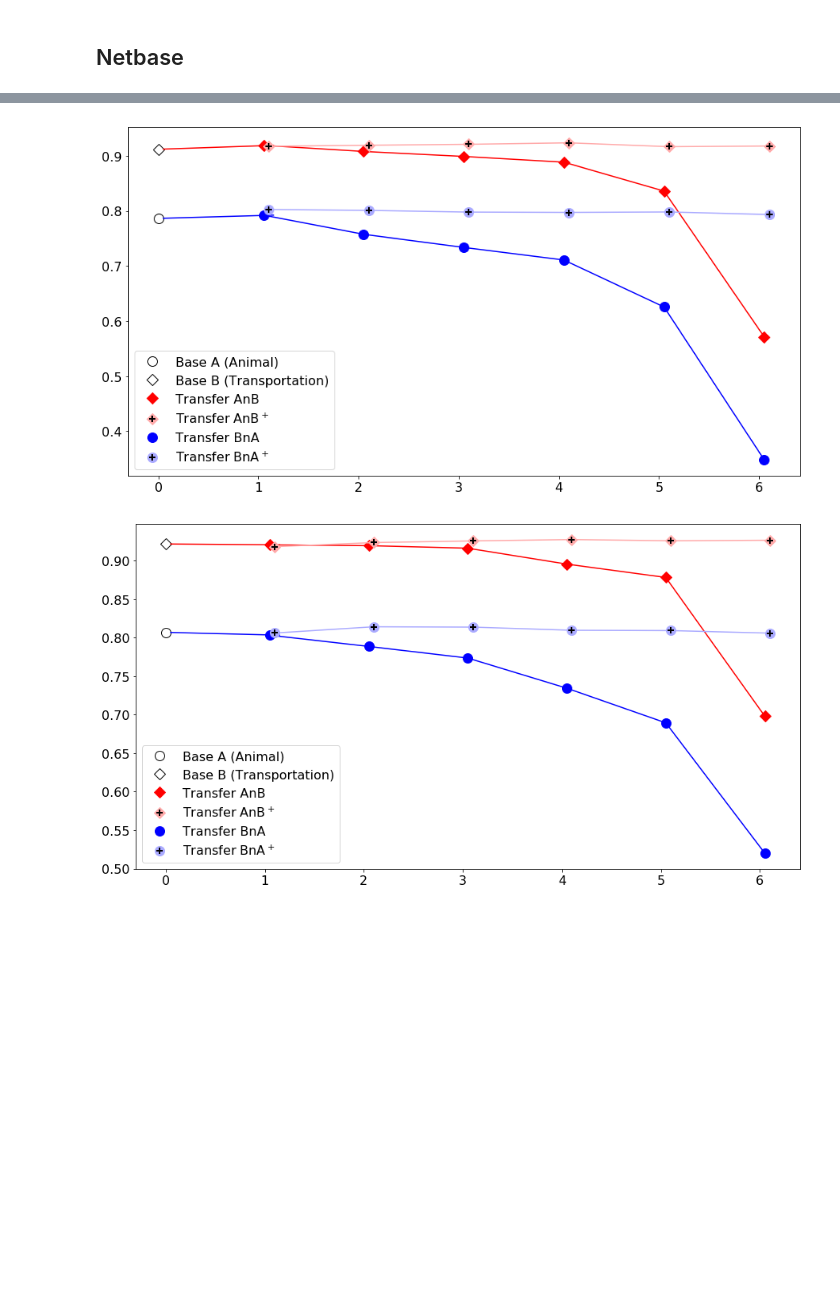
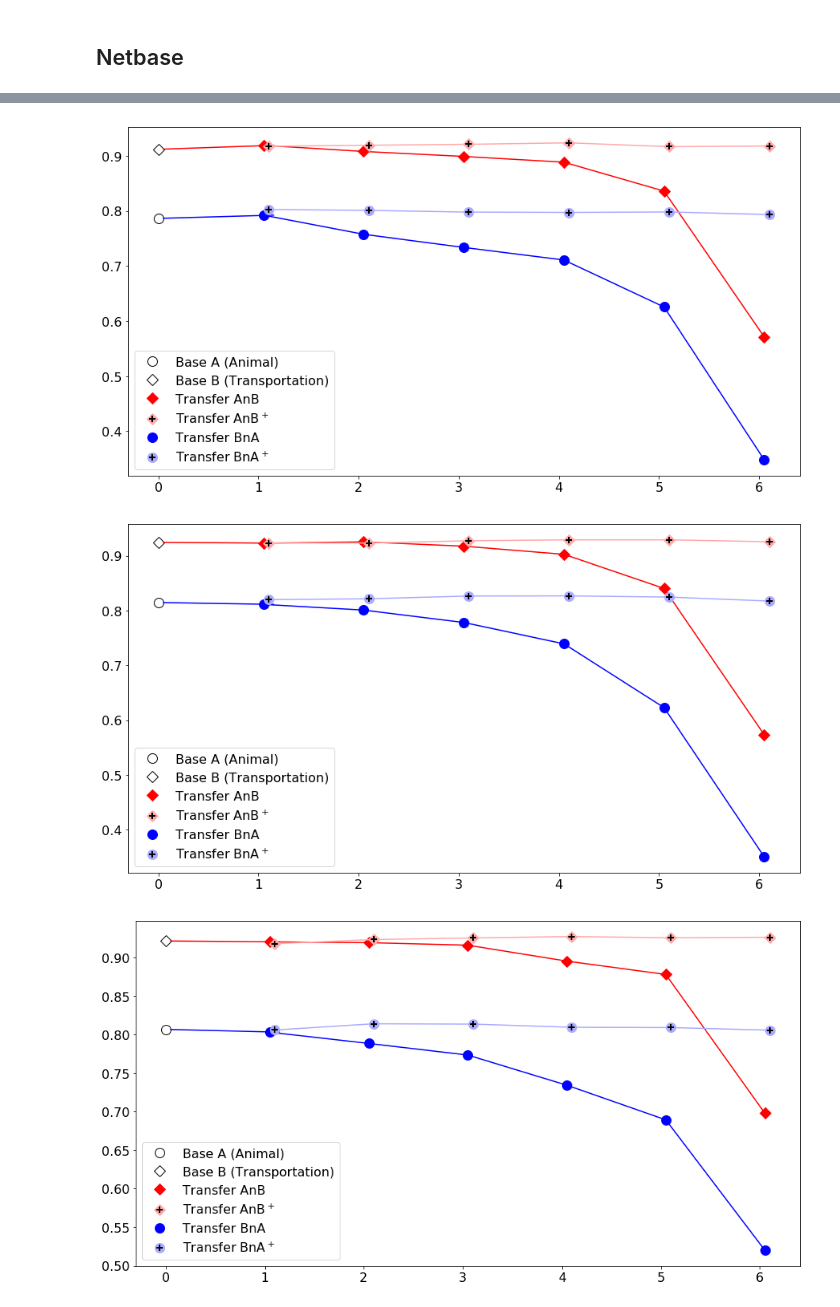
Before and after one commit to akbargumbira/PretrainedFeatureExtraction, a Jupyter notebook: src/transfer_learning/notebook/transfer_learning.ipynb, the cells around one changed output, grey strips where cells are left out. Saved outputs shown, nothing was run; the diff lists cells and outputs as text; code cells hidden in the pictures; blank space fills up the shorter version.

```diff
--- a/src/transfer_learning/notebook/transfer_learning.ipynb
+++ b/src/transfer_learning/notebook/transfer_learning.ipynb
@@ -340,31 +345,33 @@ def plot_different_task_result(version=3):
     plt.plot([0.05, 1.15], [half_anitrans_acc['half_anitransA'],transfer_anitrans_acc['transfer_anitrans_BA'][0]], '-', color='b')
     plt.plot([0.05, 1.15], [half_anitrans_acc['half_anitransB'],transfer_anitrans_acc['transfer_anitrans_AB'][0]], '-', color='r')
 
 
     # Plot the transfer anitrans AB
     hh['tf_ab'] ,= plt.plot(np.array(list(range(1,7)))+0.05, transfer_anitrans_acc['transfer_anitrans_AB'], 'D', color = 'r', markersize=msized)
     plt.plot(np.array(list(range(1,7)))+0.05, transfer_anitrans_acc['transfer_anitrans_AB'], '-', color = 'r', markersize=msized)
     # Plot the transfer anitrans AB, finetuned
     hh['tf_ab_ft1'] ,=plt.plot(np.array(list(range(1,7)))+0.1, transfer_ft_anitrans_acc['transfer_ft_anitrans_AB'], 'D', color = '#ffaaaa', markersize=msized)
     plt.plot(np.array(list(range(1,7)))+0.1, transfer_ft_anitrans_acc['transfer_ft_anitrans_AB'], '-', color = '#ffaaaa', markersize=msized)
     hh['tf_ab_ft2'] ,=plt.plot(np.array(list(range(1,7)))+0.1, transfer_ft_anitrans_acc['transfer_ft_anitrans_AB'], '+', color = 'k', mew=2, markersize=msizep)
 
     # Plot the transfer anitrans BA
     hh['tf_ba'] ,= plt.plot(np.array(list(range(1,7)))+0.05, transfer_anitrans_acc['transfer_anitrans_BA'], 'o', color = 'b', markersize=msize)
     plt.plot(np.array(list(range(1,7)))+0.05, transfer_anitrans_acc['transfer_anitrans_BA'], '-', color = 'b', markersize=msize)
     # Plot the transfer anitrans BA, finetuned
     hh['tf_ba_ft1'] ,= plt.plot(np.array(list(range(1,7)))+0.1, transfer_ft_anitrans_acc['transfer_ft_anitrans_BA'], 'o', color = '#aaaaff', markersize=msize)
     plt.plot(np.array(list(range(1,7)))+0.1, transfer_ft_anitrans_acc['transfer_ft_anitrans_BA'], '-', color = '#aaaaff', markersize=msize)
     hh['tf_ba_ft2'] ,= plt.plot(np.array(list(range(1,7)))+0.1, transfer_ft_anitrans_acc['transfer_ft_anitrans_BA'], '+', color = 'k', mew=2, markersize=msizep)
 
     plt.legend([hh['base_a'], hh['base_b'], hh['tf_ab'], (hh['tf_ab_ft1'],hh['tf_ab_ft2']), hh['tf_ba'], (hh['tf_ba_ft1'],hh['tf_ba_ft2'])],
            ['Base A (Animal)', 'Base B (Transportation)', 'Transfer AnB', 'Transfer AnB$^+$', 'Transfer BnA', 'Transfer BnA$^+$'],
            loc='lower left', numpoints=1)
 
     plt.show()
 
 plot_different_task_result(1)
+plot_different_task_result(2)
 plot_different_task_result(3)
 # %% [output]
 [figure]
-[figure, old version]
+[figure, new version]
+[figure, added]
```
Also changed, not shown: parts of 3 cells of this notebook, 1 other file.
